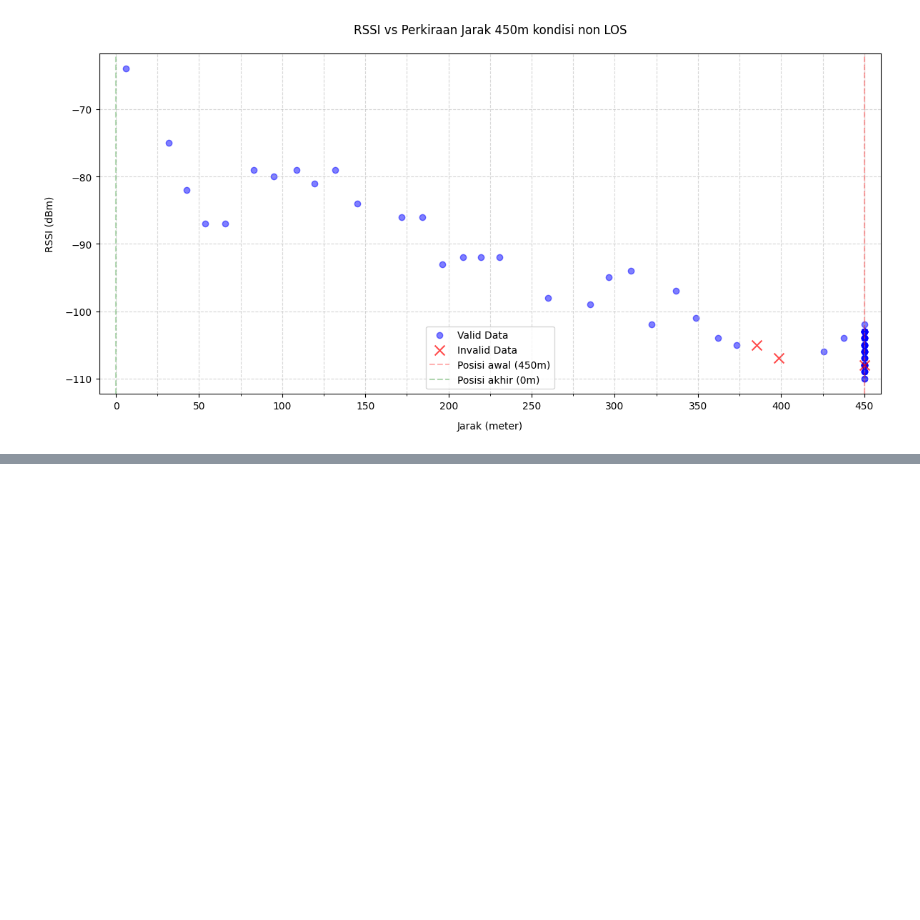
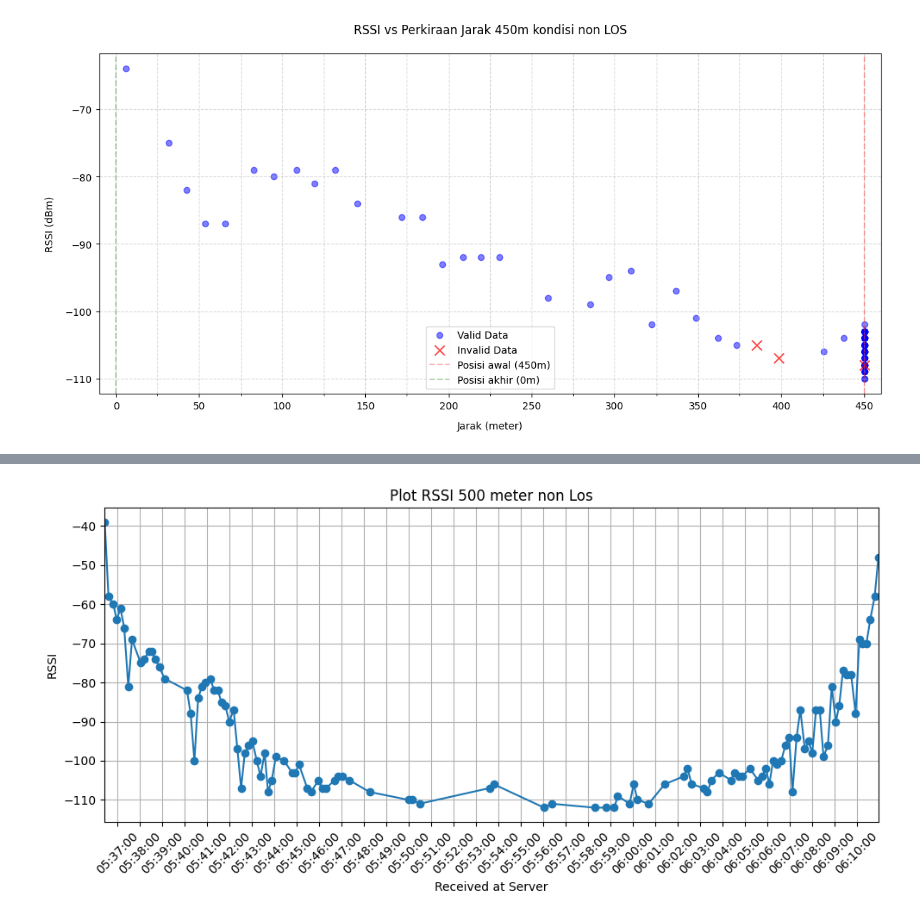
Before and after one commit to IAmNewbe/AMI_analysis, a Jupyter notebook: program.ipynb, the cells around one changed output, grey strips where cells are left out. Saved outputs shown, nothing was run; the diff lists cells and outputs as text; code cells hidden in the pictures; blank space fills up the shorter version.

```diff
--- a/program.ipynb
+++ b/program.ipynb
@@ -563,0 +748,31 @@ plt.show()
+# %%
+# Filter mulai dari 2025-05-09 16:54
+start_time = pd.to_datetime("2025-05-11 05:30:00")
+end_time = pd.to_datetime("2025-05-11 06:12:00")
+df_11['received_at_server'] = pd.to_datetime(df_11['received_at_server'])
+
+df_500 = df_11[
+    (df_11['received_at_server'] >= start_time) &
+    (df_11['received_at_server'] <= end_time)
+].copy()
+
+
+# Plot
+plt.figure(figsize=(10, 5))
+plt.plot(df_500['received_at_server'], df_500['RSSI'], marker='o', linestyle='-')
+
+plt.xlabel('Received at Server')
+plt.ylabel('RSSI')
+plt.title('Plot RSSI 500 meter non Los')
+plt.grid(True)
+
+# Format dan rentang sumbu x
+plt.gca().xaxis.set_major_formatter(mdates.DateFormatter('%H:%M:%S'))
+plt.gca().set_xlim(df_500['received_at_server'].min(), df_500['received_at_server'].max())
+plt.gca().xaxis.set_major_locator(mdates.MinuteLocator(interval=1))
+
+plt.xticks(rotation=45)
+plt.tight_layout()
+plt.show()
+# %% [output]
+[figure, added]
```
Also changed, not shown: parts of 11 cells of this notebook.
